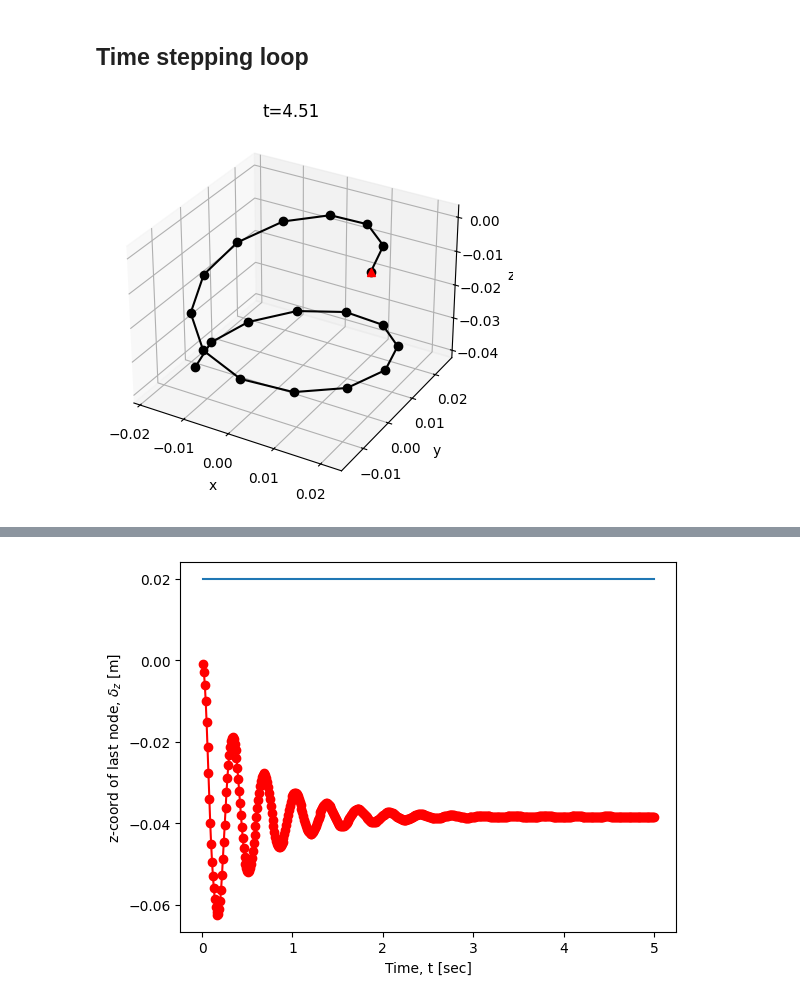
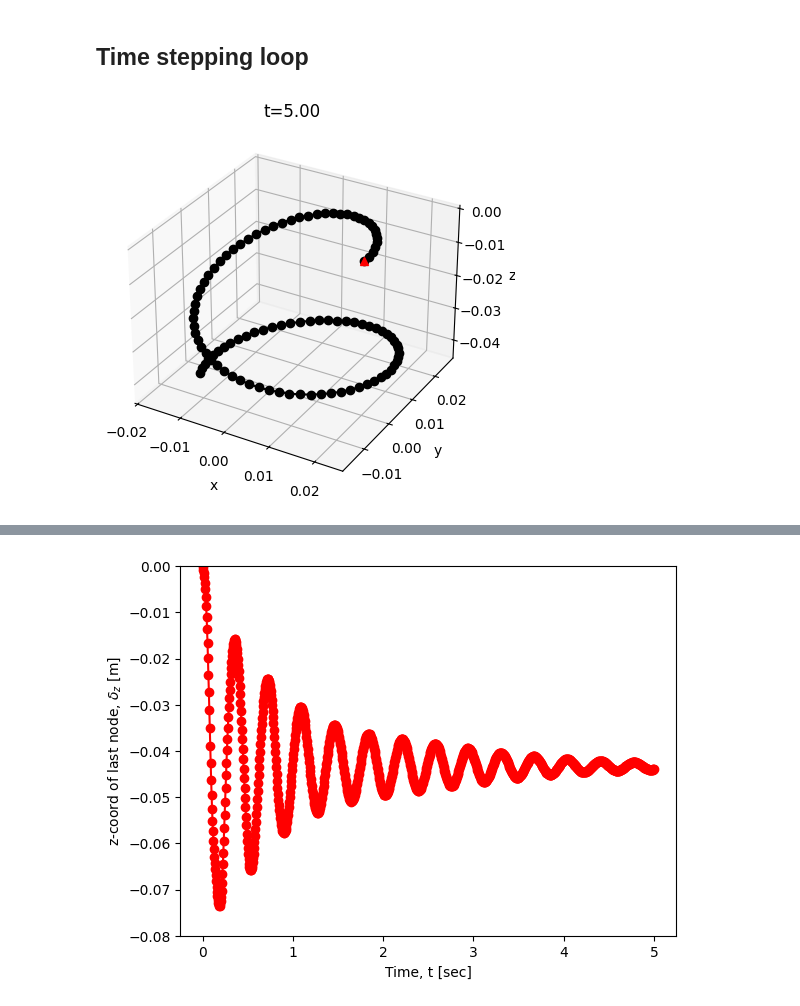
Before and after one commit to he-is-kai/MAE263F_UCLA_Fall2024, a Jupyter notebook: homework_2/Homework2.ipynb, the cells around one changed output, grey strips where cells are left out. Cells and saved outputs as stored; diff of their text form; code cells hidden in the pictures.

Commit message:
figures_generated

```diff
--- a/homework_2/Homework2.ipynb
+++ b/homework_2/Homework2.ipynb
@@ -245,8 +250,8 @@ def objfun(qGuess, q0, u, a1, a2,
 # %% [markdown]
 ## DOFs and Nodes
 # %%
-# nv = 50 # nodes
-nv = 20 # nodes
+nv = 100 # nodes
+# nv = 20 # nodes
 ne = nv - 1 # edges
 ndof = 4 * nv - 1 # degrees of freedom: 3*nv + ne
 
@@ -284,8 +289,8 @@ EA = Y * np.pi * r0**2 # Stretching stiffness
 ## Time stepping parameters
 # %%
 totalTime = 5 # second
-dt = 0.01 # second (may need sensitivity analysis)
-# dt = 0.005
+# dt = 0.01 # second (may need sensitivity analysis)
+dt = 0.005
 
 # Tolerance
 tol = EI / RodLength**2 * 1e-3
@@ -331,5 +336,14 @@ for c in range(nv):
 
 u = np.zeros_like(q0) # velocity vector
 
-plotrod_simple(q0, 0)
+fig = plotrod_simple(q0, 0)
+plt.draw()  # Force a redraw of the figure
+
+save_filename = r'figures\t=0s.png'
+plt.savefig(save_filename,
+              # transparent=True,
+              dpi=300,
+              )
+
+plt.show()
 # %% [output]
@@ -399,7 +413,7 @@ Nsteps = round(totalTime / dt ) # Total number of steps
 ctime = 0 # current time
 endZ = np.zeros(Nsteps) # Store z-coordinate of the last node with time
 
-for timeStep in range(Nsteps+1):  # + 1 to get the last snapshot of time at t = 5.00s
+for timeStep in range(Nsteps):  # + 1 to get the last snapshot of time at t = 5.00s
   print('Current time = %f' % ctime)
 
   qGuess = q0.copy() # This should be fixed - I did not include this line in class
@@ -424,25 +438,27 @@ for timeStep in range(Nsteps+1):  # + 1 to get the last snapshot of time at t =
 
   # Every 10 time steps, update material directors and plot the rod
   if timeStep % 50 == 0:
-    plotrod_simple(q, ctime)
+    fig = plotrod_simple(q, ctime-dt)
+    if timeStep != Nsteps-1:
+      # To save figure, we must first save before drawing and showing.
+      plt.draw()  # Force a redraw of the figure
+      plt.show()
+
 
   #########################
 
   # Save the screenshots of each timestamp: 0 and 50
-  if timeStep == 0:
-    save_filename = "t=0s.png"  # Replace with your desired filename
-  elif timeStep == Nsteps:
-    save_filename = "t=5s.png"  # Replace with your desired filename
-
-  if timeStep == 0 or timeStep == Nsteps:
-    # Get the current directory
-    current_dir = os.path.dirname(os.path.abspath(__file__))
-    figures_dir = os.path.join(current_dir, "figures")
-    save_path = os.path.join(figures_dir, save_filename)
-    plt.savefig(save_path,
-                transparent=True,
+  if timeStep == Nsteps-1:
+    fig = plotrod_simple(q, ctime)
+    save_filename = r'figures\t=5s.png'  # Replace with your desired filename
+    plt.savefig(save_filename,
+                # transparent=True,
                 dpi=300,
                 )
+    plt.draw()  # Force a redraw of the figure
+    plt.show()
+
+
 
 # Visualization after the loop
 plt.figure(2)
@@ -451,13 +467,19 @@ plt.plot(time_array, endZ, 'ro-')
 plt.box(True)
 plt.xlabel('Time, t [sec]')
 plt.ylabel('z-coord of last node, $\\delta_z$ [m]')
-plt.show()
 
-save_filename = 'z_plot.png'
-save_path = os.path.join(figures_dir, save_filename)
-plt.savefig(save_path,
+plt.ylim([-0.08, 0])
+
+plt.draw()  # Force a redraw of the figure
+
+
+save_filename = r'figures\z_plot.png'
+# save_path = os.path.join(figures_dir, save_filename)
+plt.savefig(save_filename,
             transparent=True,
             dpi=300,
             )
+
+plt.show()
 # %% [output]
-[figure, old version]
+[figure, new version]
@@ -481,4 +486,4 @@ Current time = 4.990000
-[figure, old version]
+[figure, new version]
 # %%
 # Visualization after the loop
 plt.figure(2)
```
Also changed, not shown: parts of 5 cells of this notebook, 12 other files.
